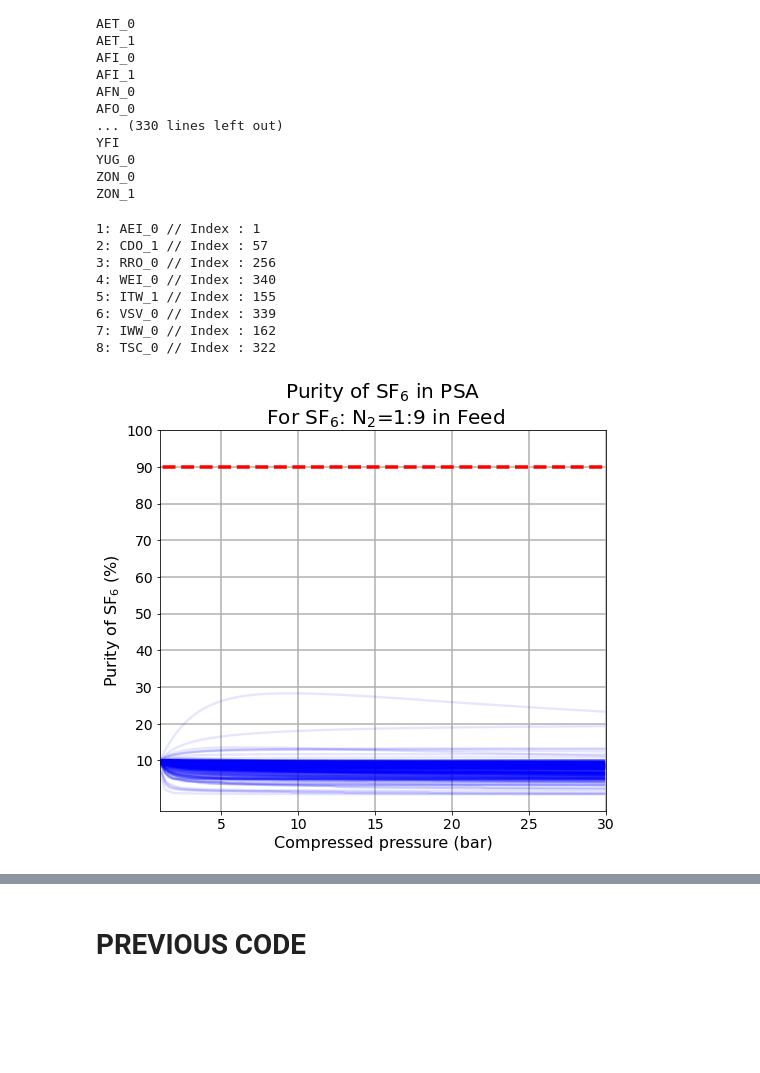
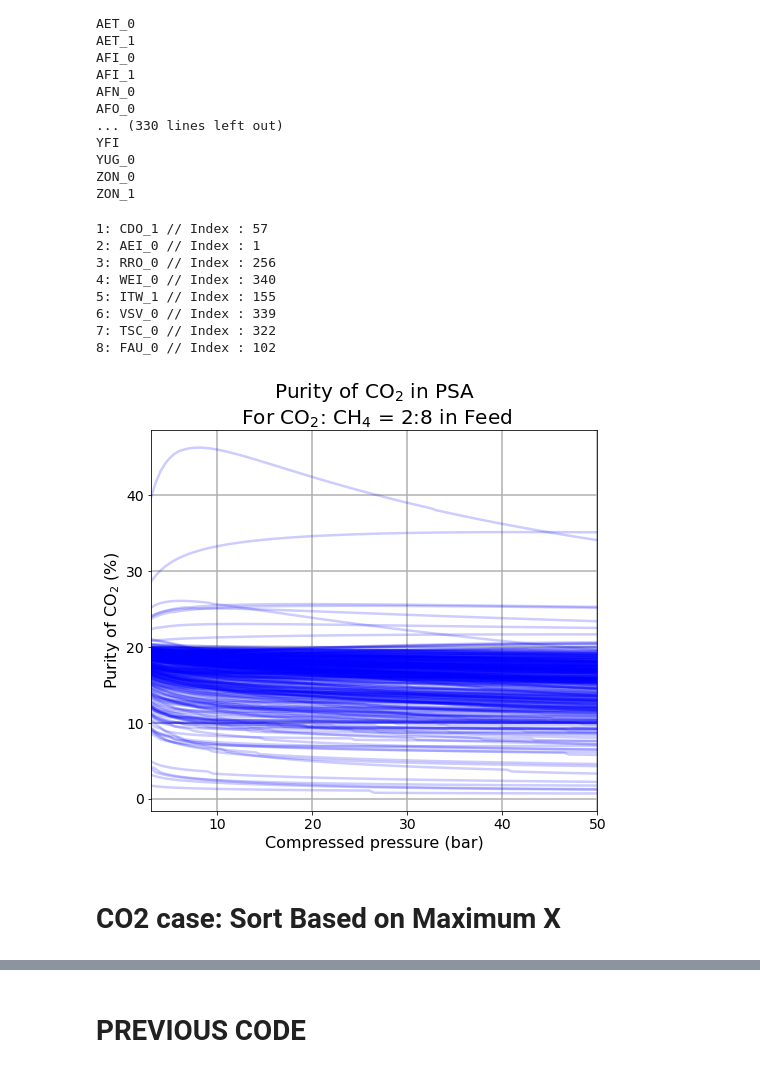
Before and after one commit to sebyga/Zeo-CO2-H2S, a Jupyter notebook: PSA_CO2_H2S_0308.ipynb, the cells around one changed output, grey strips where cells are left out. Drawn from its saved outputs; the diff is of its cells as text; code cells hidden in the pictures; blank space fills up the shorter version.

Commit message:
I've updated all, and visualization of cycle computing is also added.

```diff
--- a/PSA_CO2_H2S_0308.ipynb
+++ b/PSA_CO2_H2S_0308.ipynb
@@ -245,10 +275,10 @@ plt.show()
 # %%
-P_h_range = np.arange(1.1,30.1,0.25)
+P_h_range = np.arange(2.5,50.1,0.5)
 
 T_feed_in = 343         # (K) temperature or 298K
 T_tri = [298.15,]*2
 #y_feed_in = np.array([0.83356,0.1644])
-y_meth = 9/10
+y_meth = 8/10
 #y_ethy = 0.83356
 y_feed_in = np.array([1-y_meth,y_meth])
 Rec_list_set = []
@@ -261,7 +291,7 @@ for binn,dH,nam in zip(bins_CO2,dH_CO2,Names_CO2):
     Rec_list = []
     leading_index = []
     xx_list = []
-    x_guess = np.array([0.05,0.95])
+    x_guess = np.array([0.10,0.90])
     for ph in P_h_range:
         rec_tmp,l_ind,x_tmp = rec(x_guess[0], ph,1,
                                   binn, dH, T_tri,y_feed_in, T_feed_in)
@@ -317,14 +352,14 @@ for NNN in Name_sort[:8]:
     print('{}:'.format(iii),'{0:s} //'.format(NNN), 'Index : {}'.format(arg_st[iii-1]) )
     iii = iii+1
 # %% [output]
-1: AEI_0 // Index : 1
-2: CDO_1 // Index : 57
+1: CDO_1 // Index : 57
+2: AEI_0 // Index : 1
 3: RRO_0 // Index : 256
 4: WEI_0 // Index : 340
 5: ITW_1 // Index : 155
 6: VSV_0 // Index : 339
-7: IWW_0 // Index : 162
-8: TSC_0 // Index : 322
+7: TSC_0 // Index : 322
+8: FAU_0 // Index : 102
 # %%
 line_len = [1,2,4]
 space_len = [1,2,4]
@@ -335,41 +370,44 @@ for line in line_len:
         l_style.append((0,style_temp))
 L_styles = ['solid','dotted','dashdot','dashed'] + [(0,(3,5,1,5,1,5))]
 c_list = ['k','b','g','r']
 cc = 0
 lc = 0
 ## Semilog graph
 plt.figure(figsize= [8,7])
 for RR,nn in zip(xx_sort,Name_sort):
     plt.plot(P_h_range,np.array(RR)*100,label = nn,
-                 color = 'b',linewidth = 2.3,alpha=0.1)
+                 color = 'b',linewidth = 2.5,alpha=0.2)
     #c_list[cc]
    # linestyle =L_styles[lc]
     lc = lc + 1
     if lc  > len(L_styles)-1:
         cc = cc + 1
     if lc > len(L_styles)-1:
         lc = 0
     if cc > len(c_list)-1:
         cc = 0
-plt.plot([0,P_h_range[-1]],[90 ,90],ls='--',lw='3.5',color='r')
+#plt.plot([0,P_h_range[-1]],[90 ,90],ls='--',lw='3.5',color='r')
 ## Grid
 plt.grid(which = 'major',ls ='-',linewidth = 1.5)
 plt.grid(which = 'minor',ls ='-.',linewidth = 1.1)
 ## Legend
 #plt.legend(fontsize = 13,loc = (1.02,0.08))
 ## x,y axis
 plt.xlabel('Compressed pressure (bar)',fontsize = 16)
-plt.ylabel('Purity of SF$_6$ (%)',fontsize= 16)
-plt.xlim([1.0, 30])
+plt.ylabel('Purity of CO$_2$ (%)',fontsize= 16)
+plt.xlim([3.0, 50])
 #plt.xticks(ticks= [1,2,3,4,5,6,7,8,9,10,11,12,13,14],
 #           labels = ['1','2','3','4','5','6','7','8','9','10','11','12','13','14'],
 #           fontsize = 12.5)
-plt.xticks(fontsize =14)
-plt.yticks(ticks= [10,20,30,40,50,60,70,80,90,100],
-           labels = ['10','20','30','40','50','60','70','80','90','100'],
-           fontsize = 14)
-plt.title('Purity of SF$_6$ in PSA\n For SF$_6$: N$_2$=1:9 in Feed',fontsize = 20)
-plt.savefig('Purity_PSA_1vs9.png')
+plt.xticks(fontsize = 14)
+plt.yticks(fontsize = 14)
+#plt.yticks(ticks= [10,20,30,40,50,60,70,80,90,100],
+#           labels = ['10','20','30','40','50','60','70','80','90','100'],
+#           fontsize = 14)
+plt.title('Purity of CO$_2$ in PSA\n For CO$_2$: CH$_4$ = {0:1.0f}:{1:1.0f} in Feed'.format(y_feed_in[0]*10,10-y_feed_in[0]*10),fontsize = 20)
+plt.savefig('CO2_Purity_PSA_1vs9.png')
 plt.show()
 # %% [output]
-[figure, old version]
+[figure, new version]
+# %% [markdown]
+# CO2 case: Sort Based on Maximum X
```
Also changed, not shown: parts of 26 cells of this notebook, 9 other files.
